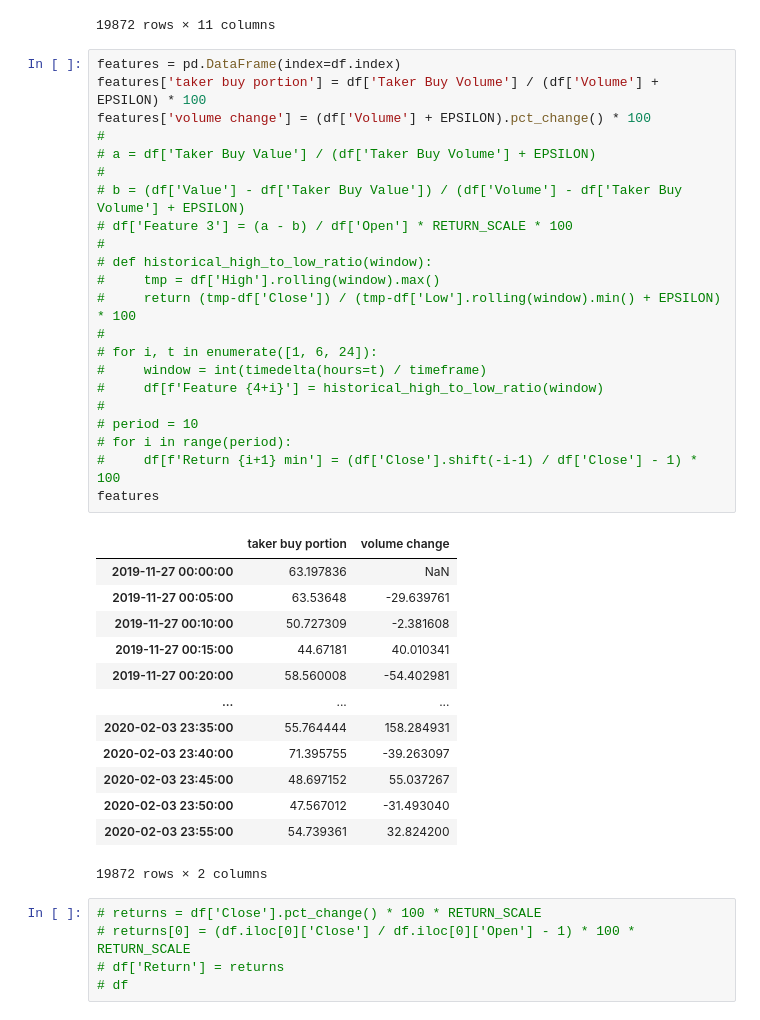
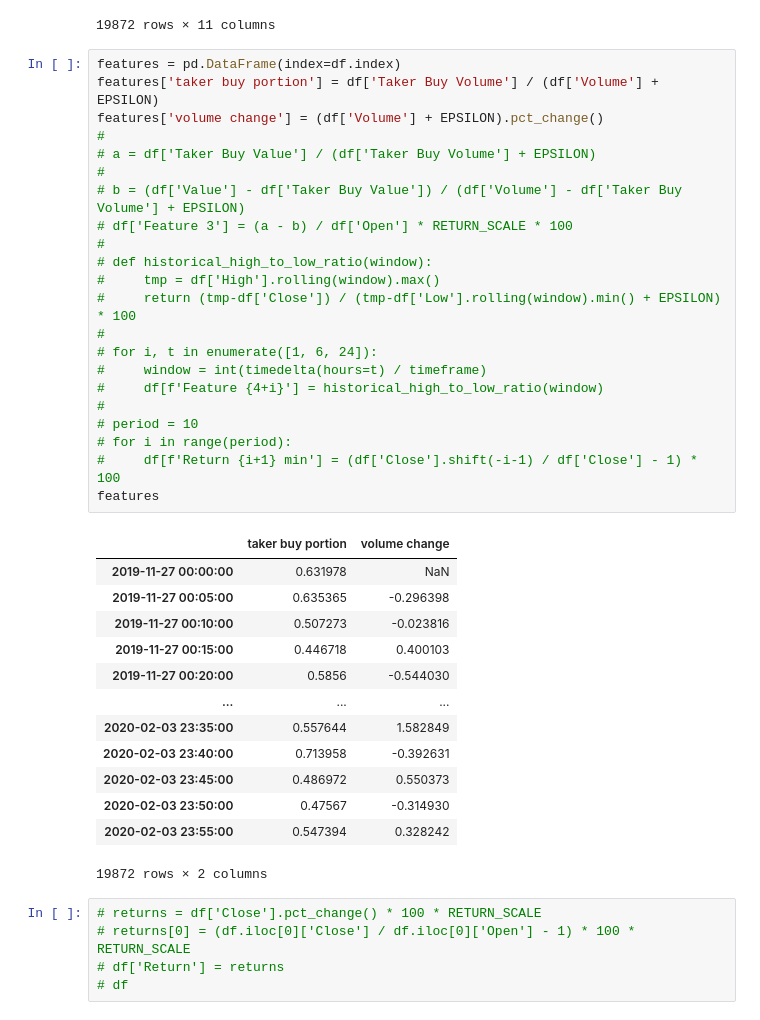
Before and after one commit to MohsenGhodrati/cvx_project_Kalman_Filter, a Jupyter notebook: Experiments.ipynb, the cells around one changed output. Saved outputs shown, nothing was run; the diff lists cells and outputs as text.

```diff
--- a/Experiments.ipynb
+++ b/Experiments.ipynb
@@ -83,39 +83,39 @@ df
 19872 rows × 11 columns
 # %%
 features = pd.DataFrame(index=df.index)
-features['taker buy portion'] = df['Taker Buy Volume'] / (df['Volume'] + EPSILON) * 100
-features['volume change'] = (df['Volume'] + EPSILON).pct_change() * 100
+features['taker buy portion'] = df['Taker Buy Volume'] / (df['Volume'] + EPSILON)
+features['volume change'] = (df['Volume'] + EPSILON).pct_change()
 #
 # a = df['Taker Buy Value'] / (df['Taker Buy Volume'] + EPSILON)
 #
 # b = (df['Value'] - df['Taker Buy Value']) / (df['Volume'] - df['Taker Buy Volume'] + EPSILON)
 # df['Feature 3'] = (a - b) / df['Open'] * RETURN_SCALE * 100
 #
 # def historical_high_to_low_ratio(window):
 #     tmp = df['High'].rolling(window).max()
 #     return (tmp-df['Close']) / (tmp-df['Low'].rolling(window).min() + EPSILON) * 100
 #
 # for i, t in enumerate([1, 6, 24]):
 #     window = int(timedelta(hours=t) / timeframe)
 #     df[f'Feature {4+i}'] = historical_high_to_low_ratio(window)
 #
 # period = 10
 # for i in range(period):
 #     df[f'Return {i+1} min'] = (df['Close'].shift(-i-1) / df['Close'] - 1) * 100
 features
 # %% [output]
 |  | taker buy portion | volume change |
-| 2019-11-27 00:00:00 | 63.197836 | NaN |
-| 2019-11-27 00:05:00 | 63.53648 | -29.639761 |
-| 2019-11-27 00:10:00 | 50.727309 | -2.381608 |
-| 2019-11-27 00:15:00 | 44.67181 | 40.010341 |
-| 2019-11-27 00:20:00 | 58.560008 | -54.402981 |
+| 2019-11-27 00:00:00 | 0.631978 | NaN |
+| 2019-11-27 00:05:00 | 0.635365 | -0.296398 |
+| 2019-11-27 00:10:00 | 0.507273 | -0.023816 |
+| 2019-11-27 00:15:00 | 0.446718 | 0.400103 |
+| 2019-11-27 00:20:00 | 0.5856 | -0.544030 |
 | ... | ... | ... |
-| 2020-02-03 23:35:00 | 55.764444 | 158.284931 |
-| 2020-02-03 23:40:00 | 71.395755 | -39.263097 |
-| 2020-02-03 23:45:00 | 48.697152 | 55.037267 |
-| 2020-02-03 23:50:00 | 47.567012 | -31.493040 |
-| 2020-02-03 23:55:00 | 54.739361 | 32.824200 |
+| 2020-02-03 23:35:00 | 0.557644 | 1.582849 |
+| 2020-02-03 23:40:00 | 0.713958 | -0.392631 |
+| 2020-02-03 23:45:00 | 0.486972 | 0.550373 |
+| 2020-02-03 23:50:00 | 0.47567 | -0.314930 |
+| 2020-02-03 23:55:00 | 0.547394 | 0.328242 |
 19872 rows × 2 columns
 # %%
 # returns = df['Close'].pct_change() * 100 * RETURN_SCALE
```
Also changed, not shown: parts of 13 cells of this notebook, 6 other files.
